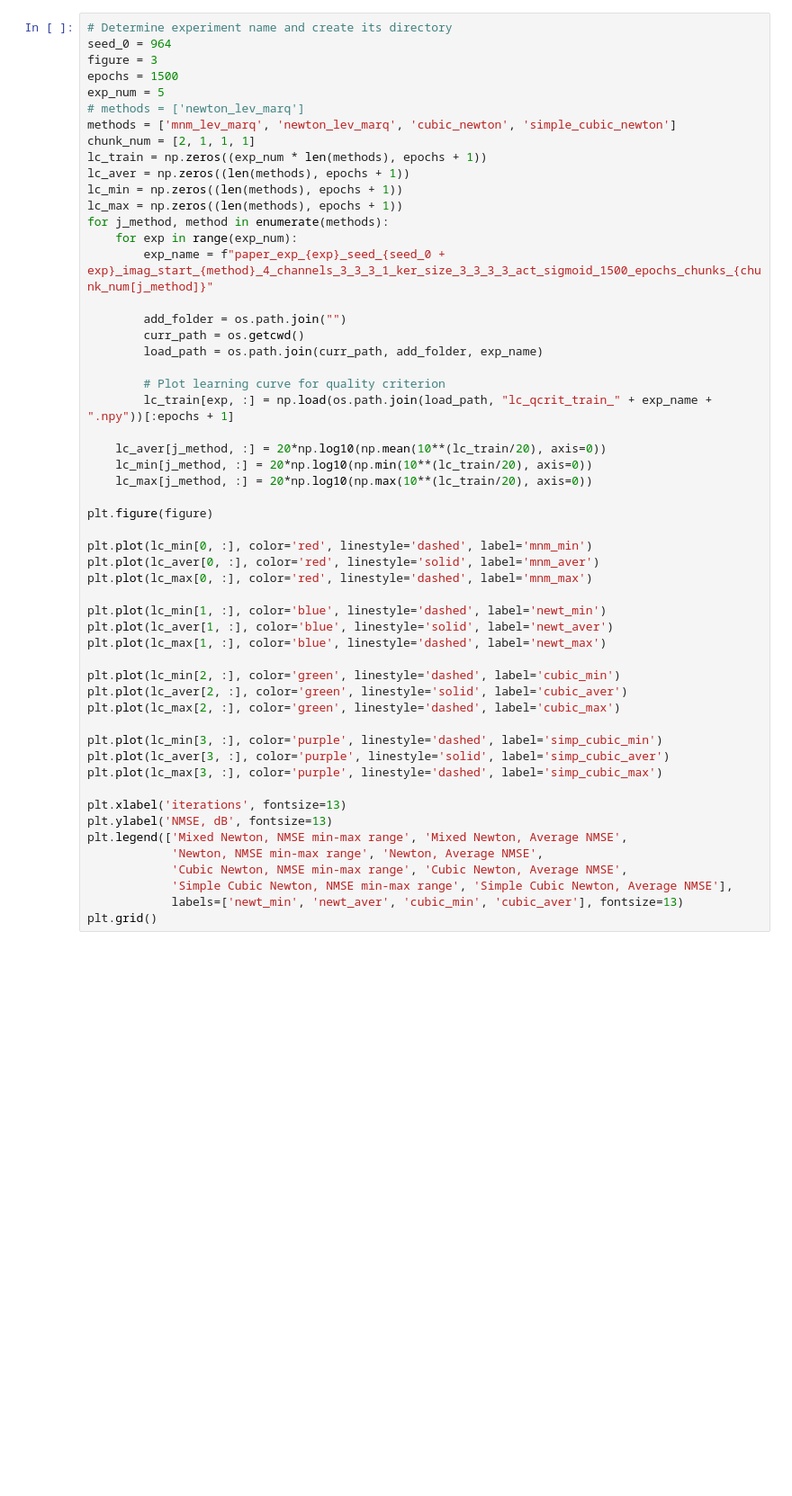
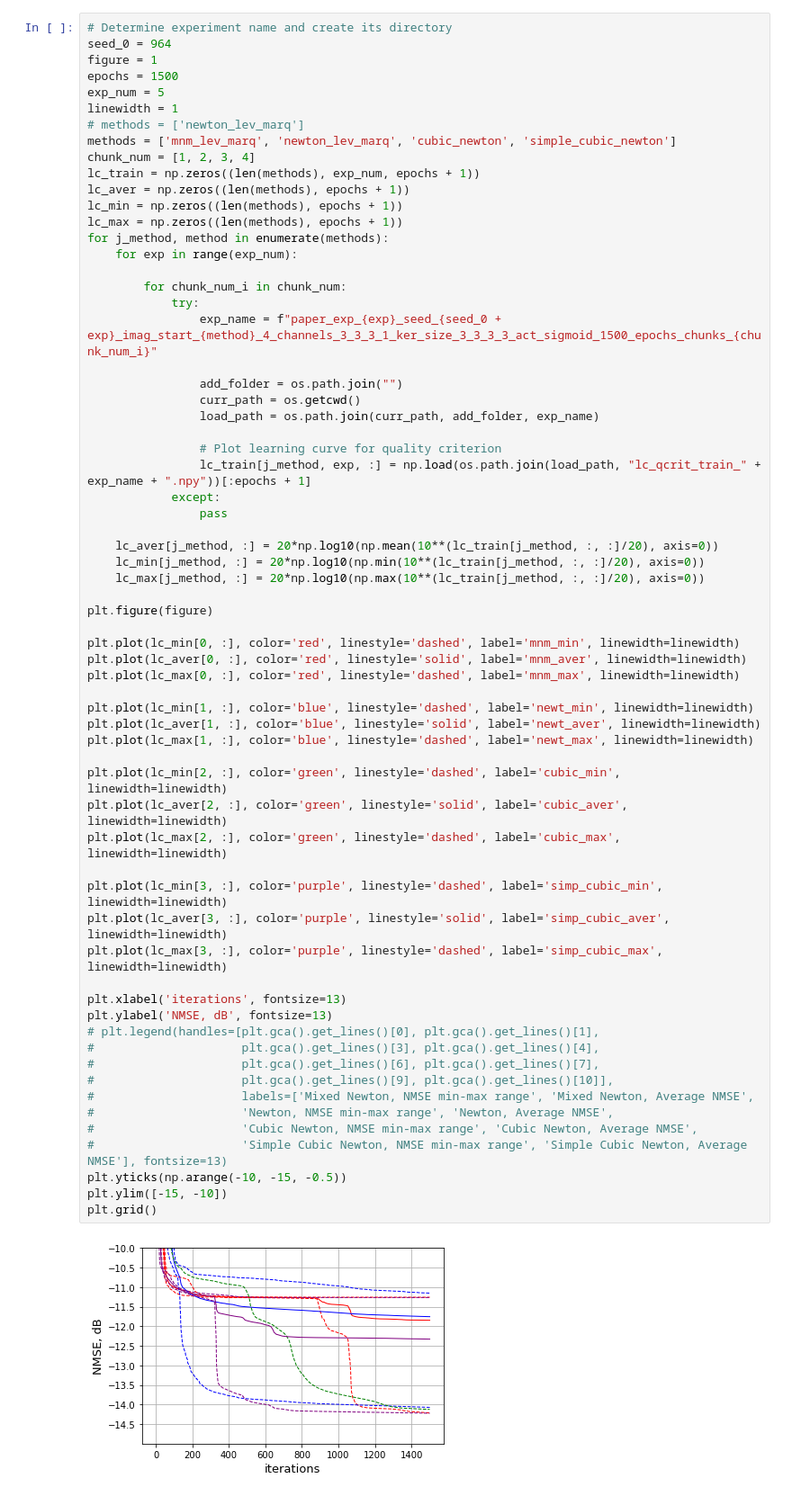
Before and after one commit to AlexDegt/regularized_mixed_newton, a Jupyter notebook: experiments/CVCNN/plot_results.ipynb, the cells around one changed output. Shown: that part at 90% size. Cells and saved outputs as stored; diff of their text form; blank space fills up the shorter version.

```diff
--- a/experiments/CVCNN/plot_results.ipynb
+++ b/experiments/CVCNN/plot_results.ipynb
@@ -123,54 +147,67 @@ plt.grid()
 # %%
 # Determine experiment name and create its directory
 seed_0 = 964
-figure = 3
+figure = 1
 epochs = 1500
 exp_num = 5
+linewidth = 1
 # methods = ['newton_lev_marq']
 methods = ['mnm_lev_marq', 'newton_lev_marq', 'cubic_newton', 'simple_cubic_newton']
-chunk_num = [2, 1, 1, 1]
-lc_train = np.zeros((exp_num * len(methods), epochs + 1))
+chunk_num = [1, 2, 3, 4]
+lc_train = np.zeros((len(methods), exp_num, epochs + 1))
 lc_aver = np.zeros((len(methods), epochs + 1))
 lc_min = np.zeros((len(methods), epochs + 1))
 lc_max = np.zeros((len(methods), epochs + 1))
 for j_method, method in enumerate(methods):
     for exp in range(exp_num):
-        exp_name = f"paper_exp_{exp}_seed_{seed_0 + exp}_imag_start_{method}_4_channels_3_3_3_1_ker_size_3_3_3_3_act_sigmoid_1500_epochs_chunks_{chunk_num[j_method]}"
 
-        add_folder = os.path.join("")
-        curr_path = os.getcwd()
-        load_path = os.path.join(curr_path, add_folder, exp_name)
+        for chunk_num_i in chunk_num:
+            try:
+                exp_name = f"paper_exp_{exp}_seed_{seed_0 + exp}_imag_start_{method}_4_channels_3_3_3_1_ker_size_3_3_3_3_act_sigmoid_1500_epochs_chunks_{chunk_num_i}"
 
-        # Plot learning curve for quality criterion
-        lc_train[exp, :] = np.load(os.path.join(load_path, "lc_qcrit_train_" + exp_name + ".npy"))[:epochs + 1]
+                add_folder = os.path.join("")
+                curr_path = os.getcwd()
+                load_path = os.path.join(curr_path, add_folder, exp_name)
 
-    lc_aver[j_method, :] = 20*np.log10(np.mean(10**(lc_train/20), axis=0))
-    lc_min[j_method, :] = 20*np.log10(np.min(10**(lc_train/20), axis=0))
-    lc_max[j_method, :] = 20*np.log10(np.max(10**(lc_train/20), axis=0))
+                # Plot learning curve for quality criterion
+                lc_train[j_method, exp, :] = np.load(os.path.join(load_path, "lc_qcrit_train_" + exp_name + ".npy"))[:epochs + 1]
+            except:
+                pass
+
+    lc_aver[j_method, :] = 20*np.log10(np.mean(10**(lc_train[j_method, :, :]/20), axis=0))
+    lc_min[j_method, :] = 20*np.log10(np.min(10**(lc_train[j_method, :, :]/20), axis=0))
+    lc_max[j_method, :] = 20*np.log10(np.max(10**(lc_train[j_method, :, :]/20), axis=0))
 
 plt.figure(figure)
 
-plt.plot(lc_min[0, :], color='red', linestyle='dashed', label='mnm_min')
-plt.plot(lc_aver[0, :], color='red', linestyle='solid', label='mnm_aver')
-plt.plot(lc_max[0, :], color='red', linestyle='dashed', label='mnm_max')
+plt.plot(lc_min[0, :], color='red', linestyle='dashed', label='mnm_min', linewidth=linewidth)
+plt.plot(lc_aver[0, :], color='red', linestyle='solid', label='mnm_aver', linewidth=linewidth)
+plt.plot(lc_max[0, :], color='red', linestyle='dashed', label='mnm_max', linewidth=linewidth)
 
-plt.plot(lc_min[1, :], color='blue', linestyle='dashed', label='newt_min')
-plt.plot(lc_aver[1, :], color='blue', linestyle='solid', label='newt_aver')
-plt.plot(lc_max[1, :], color='blue', linestyle='dashed', label='newt_max')
+plt.plot(lc_min[1, :], color='blue', linestyle='dashed', label='newt_min', linewidth=linewidth)
+plt.plot(lc_aver[1, :], color='blue', linestyle='solid', label='newt_aver', linewidth=linewidth)
+plt.plot(lc_max[1, :], color='blue', linestyle='dashed', label='newt_max', linewidth=linewidth)
 
-plt.plot(lc_min[2, :], color='green', linestyle='dashed', label='cubic_min')
-plt.plot(lc_aver[2, :], color='green', linestyle='solid', label='cubic_aver')
-plt.plot(lc_max[2, :], color='green', linestyle='dashed', label='cubic_max')
+plt.plot(lc_min[2, :], color='green', linestyle='dashed', label='cubic_min', linewidth=linewidth)
+plt.plot(lc_aver[2, :], color='green', linestyle='solid', label='cubic_aver', linewidth=linewidth)
+plt.plot(lc_max[2, :], color='green', linestyle='dashed', label='cubic_max', linewidth=linewidth)
 
-plt.plot(lc_min[3, :], color='purple', linestyle='dashed', label='simp_cubic_min')
-plt.plot(lc_aver[3, :], color='purple', linestyle='solid', label='simp_cubic_aver')
-plt.plot(lc_max[3, :], color='purple', linestyle='dashed', label='simp_cubic_max')
+plt.plot(lc_min[3, :], color='purple', linestyle='dashed', label='simp_cubic_min', linewidth=linewidth)
+plt.plot(lc_aver[3, :], color='purple', linestyle='solid', label='simp_cubic_aver', linewidth=linewidth)
+plt.plot(lc_max[3, :], color='purple', linestyle='dashed', label='simp_cubic_max', linewidth=linewidth)
 
 plt.xlabel('iterations', fontsize=13)
 plt.ylabel('NMSE, dB', fontsize=13)
-plt.legend(['Mixed Newton, NMSE min-max range', 'Mixed Newton, Average NMSE',
-            'Newton, NMSE min-max range', 'Newton, Average NMSE',
-            'Cubic Newton, NMSE min-max range', 'Cubic Newton, Average NMSE',
-            'Simple Cubic Newton, NMSE min-max range', 'Simple Cubic Newton, Average NMSE'],
-            labels=['newt_min', 'newt_aver', 'cubic_min', 'cubic_aver'], fontsize=13)
+# plt.legend(handles=[plt.gca().get_lines()[0], plt.gca().get_lines()[1],
+#                     plt.gca().get_lines()[3], plt.gca().get_lines()[4],
+#                     plt.gca().get_lines()[6], plt.gca().get_lines()[7],
+#                     plt.gca().get_lines()[9], plt.gca().get_lines()[10]],
+#                     labels=['Mixed Newton, NMSE min-max range', 'Mixed Newton, Average NMSE',
+#                     'Newton, NMSE min-max range', 'Newton, Average NMSE',
+#                     'Cubic Newton, NMSE min-max range', 'Cubic Newton, Average NMSE',
+#                     'Simple Cubic Newton, NMSE min-max range', 'Simple Cubic Newton, Average NMSE'], fontsize=13)
+plt.yticks(np.arange(-10, -15, -0.5))
+plt.ylim([-15, -10])
 plt.grid()
+# %% [output]
+[figure, added]
```
Also changed, not shown: parts of 2 cells of this notebook, 23 other files.
